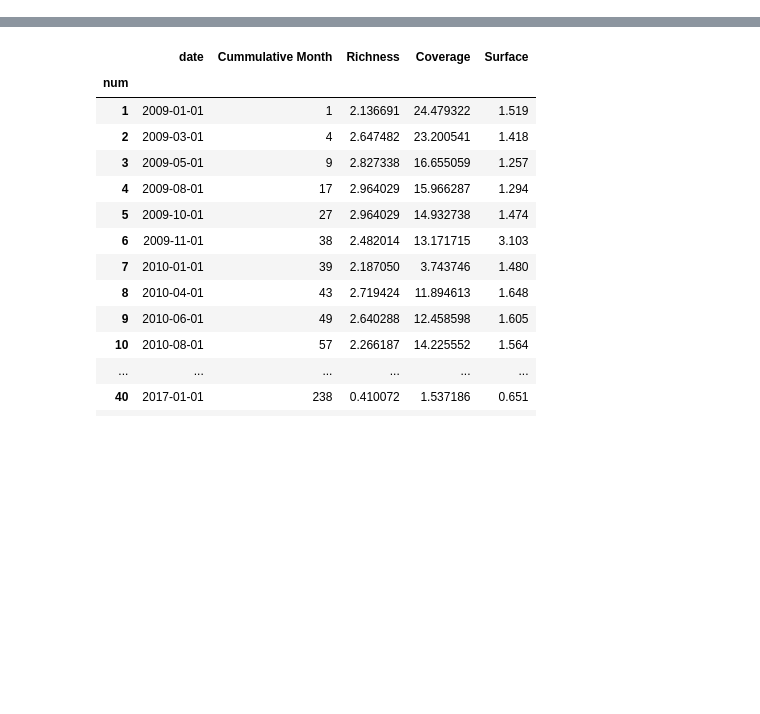
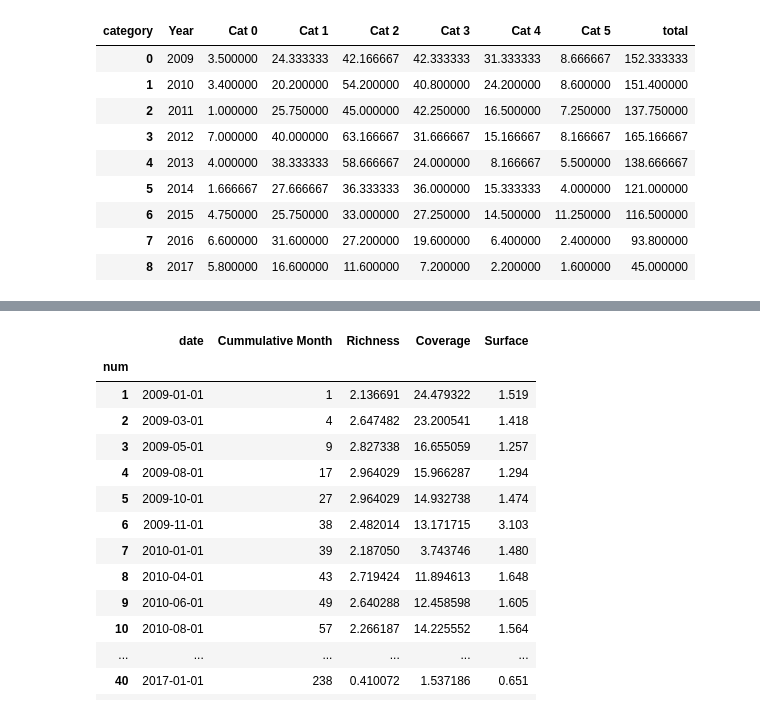
Before and after one commit to luisagranados/sinkholes, a Jupyter notebook: sinkholes_plots.ipynb, the cells around one changed output, grey strips where cells are left out. Saved outputs shown, nothing was run; the diff lists cells and outputs as text; code cells hidden in the pictures; blank space fills up the shorter version.

```diff
--- a/sinkholes_plots.ipynb
+++ b/sinkholes_plots.ipynb
@@ -135,2 +153,15 @@ df_mean = df.groupby(df['month_year'].dt.year).mean().reset_index().rename(colum
 })
+# %%
+df_mean
+# %% [output]
+| category | Year | Cat 0 | Cat 1 | Cat 2 | Cat 3 | Cat 4 | Cat 5 | total |
+| 0 | 2009 | 3.500000 | 24.333333 | 42.166667 | 42.333333 | 31.333333 | 8.666667 | 152.333333 |
+| 1 | 2010 | 3.400000 | 20.200000 | 54.200000 | 40.800000 | 24.200000 | 8.600000 | 151.400000 |
+| 2 | 2011 | 1.000000 | 25.750000 | 45.000000 | 42.250000 | 16.500000 | 7.250000 | 137.750000 |
+| 3 | 2012 | 7.000000 | 40.000000 | 63.166667 | 31.666667 | 15.166667 | 8.166667 | 165.166667 |
+| 4 | 2013 | 4.000000 | 38.333333 | 58.666667 | 24.000000 | 8.166667 | 5.500000 | 138.666667 |
+| 5 | 2014 | 1.666667 | 27.666667 | 36.333333 | 36.000000 | 15.333333 | 4.000000 | 121.000000 |
+| 6 | 2015 | 4.750000 | 25.750000 | 33.000000 | 27.250000 | 14.500000 | 11.250000 | 116.500000 |
+| 7 | 2016 | 6.600000 | 31.600000 | 27.200000 | 19.600000 | 6.400000 | 2.400000 | 93.800000 |
+| 8 | 2017 | 5.800000 | 16.600000 | 11.600000 | 7.200000 | 2.200000 | 1.600000 | 45.000000 |
 # %%
```
Also changed, not shown: parts of 8 cells of this notebook, 4 other files.
